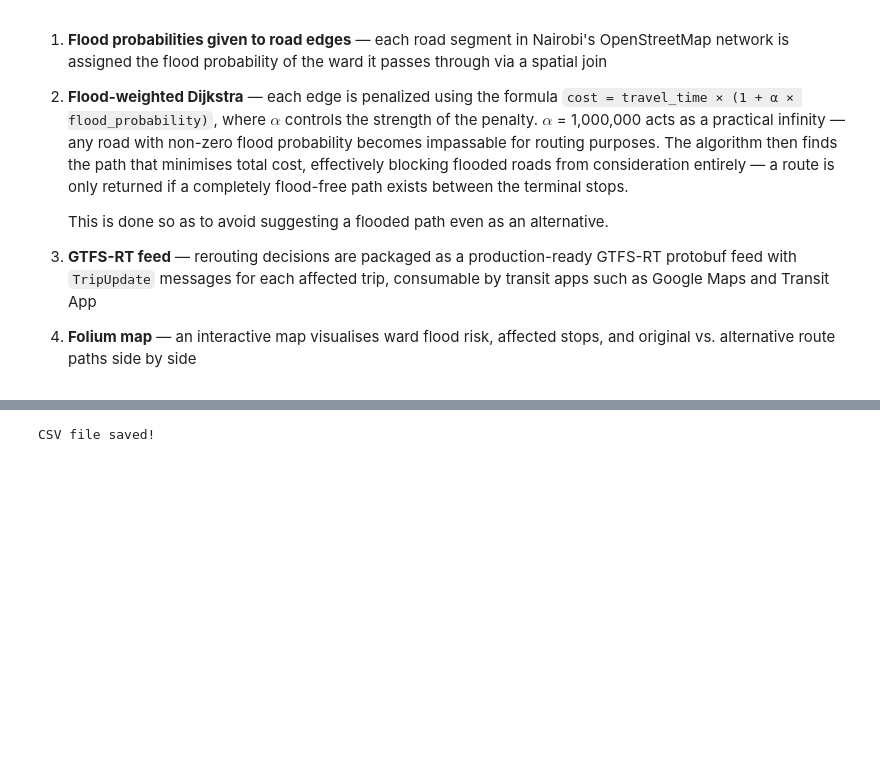
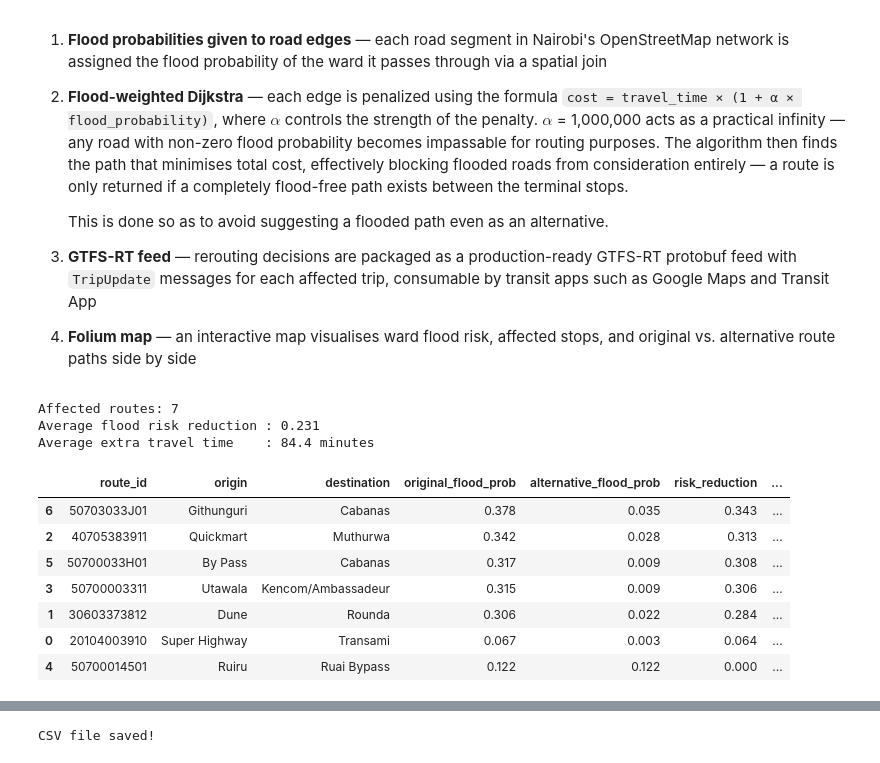
Before and after one commit to T31SHA/Nairobi_Flood_Guard-AI, a Jupyter notebook: notebook.ipynb, the cells around one changed output, grey strips where cells are left out. Drawn from its saved outputs; the diff is of its cells as text; code cells hidden in the pictures; blank space fills up the shorter version.

```diff
--- a/notebook.ipynb
+++ b/notebook.ipynb
@@ -635,3 +635,23 @@ The system works in four stages:
 3. **GTFS-RT feed** — rerouting decisions are packaged as a production-ready GTFS-RT protobuf feed with `TripUpdate` messages for each affected trip, consumable by transit apps such as Google Maps and Transit App
 
 4. **Folium map** — an interactive map visualises ward flood risk, affected stops, and original vs. alternative route paths side by side
+# %%
+import pandas as pd
+
+rerouting_df = pd.read_csv('./Route_Optimization/Reports/rerouting_summary.csv')
+print(f"Affected routes: {len(rerouting_df)}")
+print(f"Average flood risk reduction : {rerouting_df['risk_reduction'].mean():.3f}")
+print(f"Average extra travel time    : {rerouting_df['extra_time_min'].mean():.1f} minutes")
+rerouting_df.sort_values('risk_reduction', ascending=False).head(10)
+# %% [output]
+Affected routes: 7
+Average flood risk reduction : 0.231
+Average extra travel time    : 84.4 minutes
+|  | route_id | origin | destination | original_flood_prob | alternative_flood_prob | risk_reduction | ... |
+| 6 | 50703033J01 | Githunguri | Cabanas | 0.378 | 0.035 | 0.343 | ... |
+| 2 | 40705383911 | Quickmart | Muthurwa | 0.342 | 0.028 | 0.313 | ... |
+| 5 | 50700033H01 | By Pass | Cabanas | 0.317 | 0.009 | 0.308 | ... |
+| 3 | 50700003311 | Utawala | Kencom/Ambassadeur | 0.315 | 0.009 | 0.306 | ... |
+| 1 | 30603373812 | Dune | Rounda | 0.306 | 0.022 | 0.284 | ... |
+| 0 | 20104003910 | Super Highway | Transami | 0.067 | 0.003 | 0.064 | ... |
+| 4 | 50700014501 | Ruiru | Ruai Bypass | 0.122 | 0.122 | 0.000 | ... |
```
Also changed, not shown: parts of 11 cells of this notebook.
